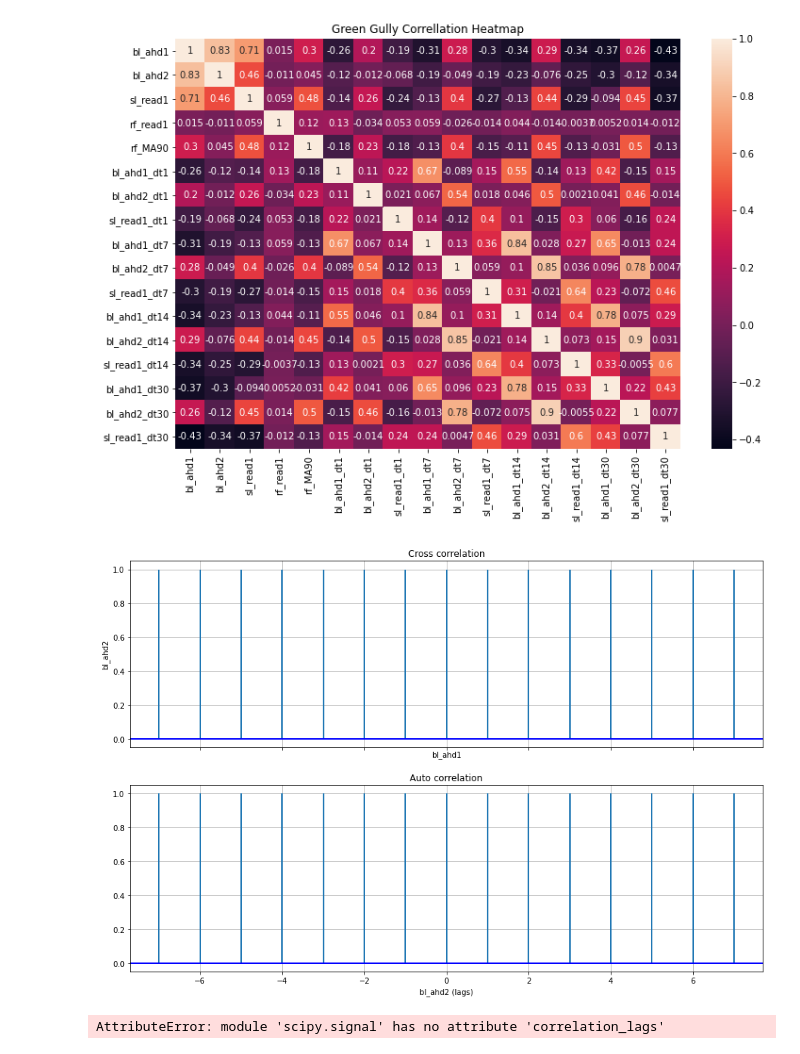
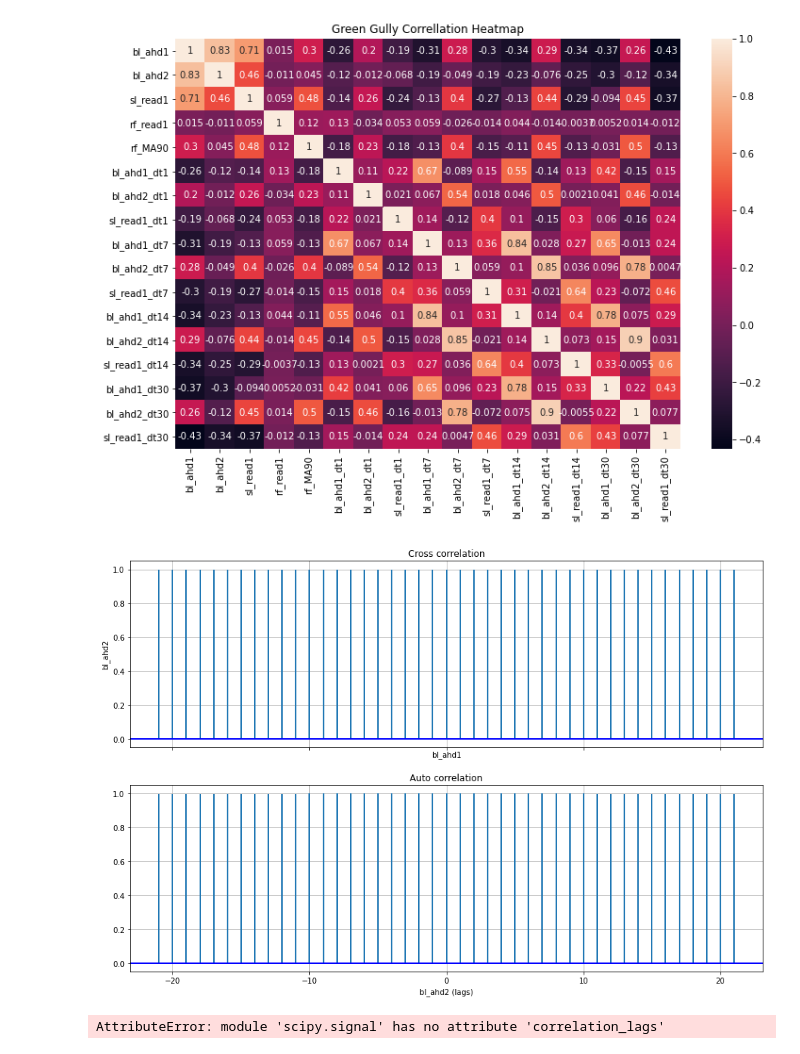
Before and after one commit to wpl123/waterdata_backend, a Jupyter notebook: frontend/jupytr/visualisations/bore_summ_stats.1.8.ipynb, the cells around one changed output. Drawn from its saved outputs; the diff is of its cells as text; code cells hidden in the pictures.

```diff
--- a/frontend/jupytr/visualisations/bore_summ_stats.1.8.ipynb
+++ b/frontend/jupytr/visualisations/bore_summ_stats.1.8.ipynb
@@ -100,6 +100,8 @@ df2 = df2_orig[df2_orig['read_date'] >= '2007-09-06']
 # Add moving ave for rainfall
 df1['rf_MA90'] = (df1['rf_read1'].rolling(window=90).mean())
 df2['rf_MA90'] = (df2['rf_read1'].rolling(window=90).mean())
+df1['rf_MA180'] = (df1['rf_read1'].rolling(window=180).mean())
+df2['rf_MA180'] = (df2['rf_read1'].rolling(window=180).mean())
 
 # Remove Nan's
 
@@ -336,0 +341,27 @@ sns.heatmap(df2_corr,annot=True)
+# %%
+df2.plot(x='read_date', y=['bl_ahd1','bl_ahd2'],figsize=(20,8), grid=True, title='Green Gully Ground Water Depth over Time', xlabel='Date',ylabel='AHD(m)')
+df2.plot(x='read_date', y='rf_MA90',figsize=(20,8), grid=True, title='Kaputar Rainfall Moving Ave (90)', xlabel='Date',ylabel='AHD(m)')
+
+
+
+df2_corr = df2.corr(method='spearman')
+
+#filter out rows from the groundwater series start date
+
+df5 = df2[df2['read_date'] < '2017-11-30']
+df6 = df2[df2['read_date'] >= '2017-11-30']
+
+df5_corr = df5.corr(method='spearman')
+
+
+fig, ax = plt.subplots(1,3, sharey=True,figsize=(24, 6))
+# fig.suptitle('Correllation Heatmaps', fontsize=20)
+ax[0].set_title('Green Gully Crossing - All Readings')
+ax[1].set_title('Green Gully Crossing - Before 1/12/2017')
+ax[2].set_title('Green Gully Crossing - After 1/12/2017')
+
+df6_corr = df6.corr(method='spearman')
+
+sns.heatmap(df2_corr, annot=True,ax=ax[0],xticklabels=['Alluvial (ahd)','Hardrock (ahd)','Stream Level (m)','Rainfall (mm)', 'Rainfall (MA90)'],yticklabels=['Alluvial (ahd)','Hardrock (ahd)','Stream Level (m)','Rainfall (mm)', 'Rainfall (MA90)'])
+sns.heatmap(df5_corr, annot=True,ax=ax[1],xticklabels=['Alluvial (ahd)','Hardrock (ahd)','Stream Level (m)','Rainfall (mm)', 'Rainfall (MA90)'],yticklabels=['Alluvial (ahd)','Hardrock (ahd)','Stream Level (m)','Rainfall (mm)', 'Rainfall (MA90)'])
+sns.heatmap(df6_corr, annot=True,ax=ax[2],xticklabels=['Alluvial (ahd)','Hardrock (ahd)','Stream Level (m)','Rainfall (mm)', 'Rainfall (MA90)'],yticklabels=['Alluvial (ahd)','Hardrock (ahd)','Stream Level (m)','Rainfall (mm)', 'Rainfall (MA90)']);
@@ -452,26 +487,26 @@ sns.heatmap(df2_corr, annot=True)
 # %%
 # https://www.geeksforgeeks.org/matplotlib-pyplot-xcorr-in-python/
 # cross correlation functions measures the strength of the relationship between the relative movements of two variables
 
 fig, [ax1, ax2] = plt.subplots(2, 1, sharex=True,figsize=(15, 10))
 ax1.set_ylabel('bl_ahd2')
 ax1.set_xlabel('bl_ahd1')
 ax1.set_title('Cross correlation')
-ax1.xcorr(df2['bl_ahd1'], df2['bl_ahd2'], usevlines=True, maxlags=7, normed=True, lw=2)
+ax1.xcorr(df2['bl_ahd1'], df2['bl_ahd2'], usevlines=True, maxlags=21, normed=True, lw=2)
 ax1.axhline(0, color='blue', lw=2)
 ax1.grid(True)
 
 # autocorrelation measures a set of current values against past values to see if they correlate
 
 ax2.set_xlabel('bl_ahd2 (lags)')
 ax2.set_title('Auto correlation')
-ax2.acorr(df2['bl_ahd2'], usevlines=True, normed=True, maxlags=7, lw=2)
+ax2.acorr(df2['bl_ahd2'], usevlines=True, normed=True, maxlags=21, lw=2)
 ax2.axhline(0, color='blue', lw=2)
 ax2.grid(True)
 
 plt.show()
 # %% [output]
-[figure, old version]
+[figure, new version]
 # %%
 import scipy.signal as signal
 def xcorr(x,y):
```
Also changed, not shown: parts of 5 cells of this notebook, 32 other files.
